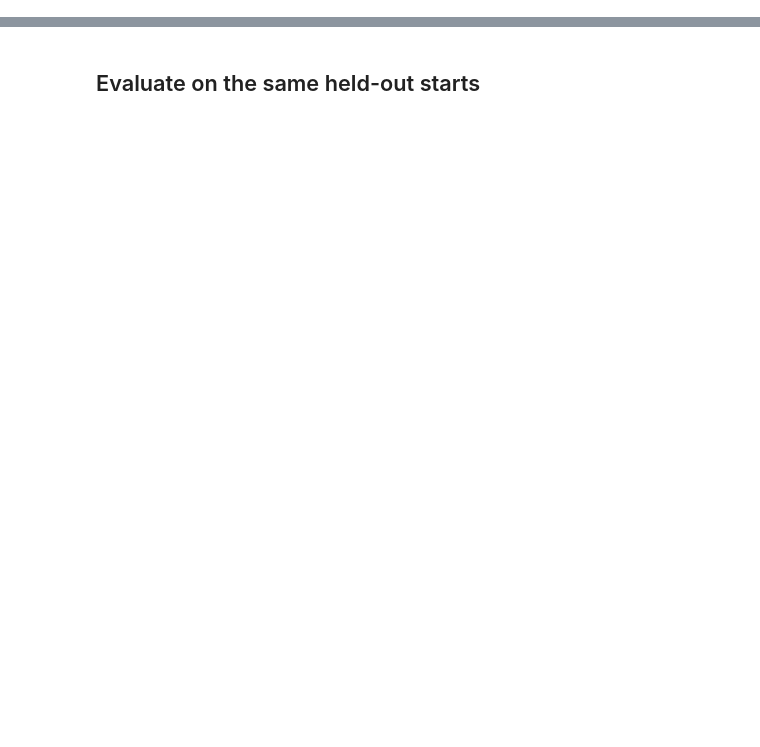
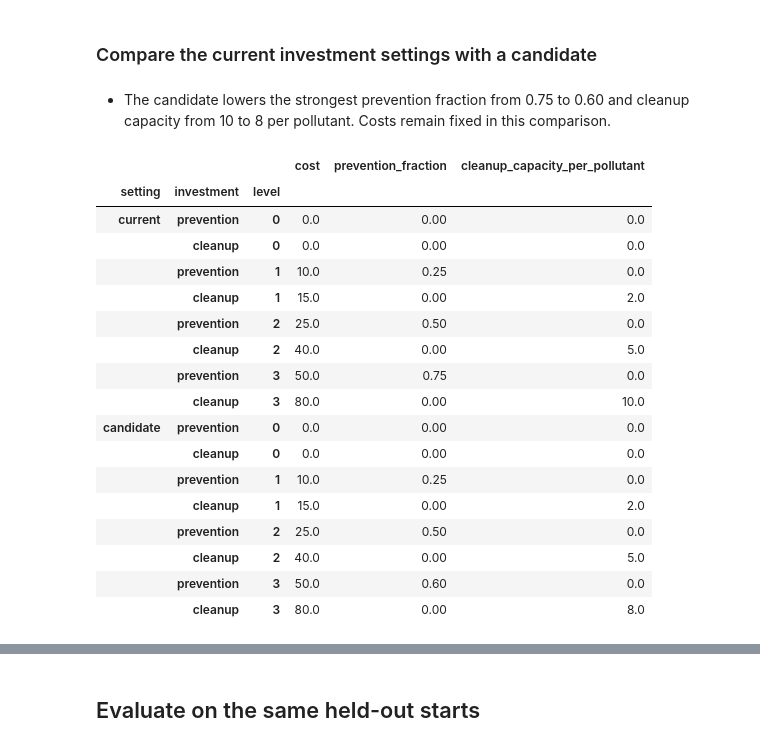
Before and after one commit to Barderus/regional-pollution-marl, a Jupyter notebook: study_2_economic_sustainability/notebooks/09_pollution_dynamics.ipynb, the cells around one changed output, grey strips where cells are left out. Saved outputs shown, nothing was run; the diff lists cells and outputs as text; code cells hidden in the pictures; blank space fills up the shorter version.

```diff
--- a/study_2_economic_sustainability/notebooks/09_pollution_dynamics.ipynb
+++ b/study_2_economic_sustainability/notebooks/09_pollution_dynamics.ipynb
@@ -414,0 +22,61 @@ Trained reduced_capacity_and_higher_cost across five seeds
+# %% [markdown]
+### Compare the current investment settings with a candidate
+# %%
+INVESTMENT_SETTINGS = {
+    "current": {
+        "prevention_fractions": config.prevention_fractions,
+        "prevention_costs": config.prevention_costs,
+        "cleanup_capacities": config.cleanup_capacities,
+        "cleanup_costs": config.cleanup_costs,
+    },
+    "candidate": {
+        "prevention_fractions": (0.0, 0.25, 0.50, 0.60),
+        "prevention_costs": config.prevention_costs,
+        "cleanup_capacities": (0.0, 2.0, 5.0, 8.0),
+        "cleanup_costs": config.cleanup_costs,
+    },
+}
+# %% [markdown]
+- The candidate lowers the strongest prevention fraction from 0.75 to 0.60 and cleanup capacity from 10 to 8 per pollutant. Costs remain fixed in this comparison.
+# %%
+investment_rows = []
+
+for setting_name, setting in INVESTMENT_SETTINGS.items():
+    for level in range(4):
+        investment_rows.append({
+            "setting": setting_name,
+            "investment": "prevention",
+            "level": level,
+            "cost": setting["prevention_costs"][level],
+            "prevention_fraction": setting["prevention_fractions"][level],
+            "cleanup_capacity_per_pollutant": 0,
+        })
+        investment_rows.append({
+            "setting": setting_name,
+            "investment": "cleanup",
+            "level": level,
+            "cost": setting["cleanup_costs"][level],
+            "prevention_fraction": 0,
+            "cleanup_capacity_per_pollutant": setting["cleanup_capacities"][level],
+        })
+
+display(pd.DataFrame(investment_rows).set_index(["setting", "investment", "level"]))
+# %% [output]
+|  |  |  | cost | prevention_fraction | cleanup_capacity_per_pollutant |
+| setting | investment | level |  |  |  |
+| current | prevention | 0 | 0.0 | 0.00 | 0.0 |
+|  | cleanup | 0 | 0.0 | 0.00 | 0.0 |
+|  | prevention | 1 | 10.0 | 0.25 | 0.0 |
+|  | cleanup | 1 | 15.0 | 0.00 | 2.0 |
+|  | prevention | 2 | 25.0 | 0.50 | 0.0 |
+|  | cleanup | 2 | 40.0 | 0.00 | 5.0 |
+|  | prevention | 3 | 50.0 | 0.75 | 0.0 |
+|  | cleanup | 3 | 80.0 | 0.00 | 10.0 |
+| candidate | prevention | 0 | 0.0 | 0.00 | 0.0 |
+|  | cleanup | 0 | 0.0 | 0.00 | 0.0 |
+|  | prevention | 1 | 10.0 | 0.25 | 0.0 |
+|  | cleanup | 1 | 15.0 | 0.00 | 2.0 |
+|  | prevention | 2 | 25.0 | 0.50 | 0.0 |
+|  | cleanup | 2 | 40.0 | 0.00 | 5.0 |
+|  | prevention | 3 | 50.0 | 0.60 | 0.0 |
+|  | cleanup | 3 | 80.0 | 0.00 | 8.0 |
```
Also changed, not shown: parts of 98 cells of this notebook, 2 other files.
